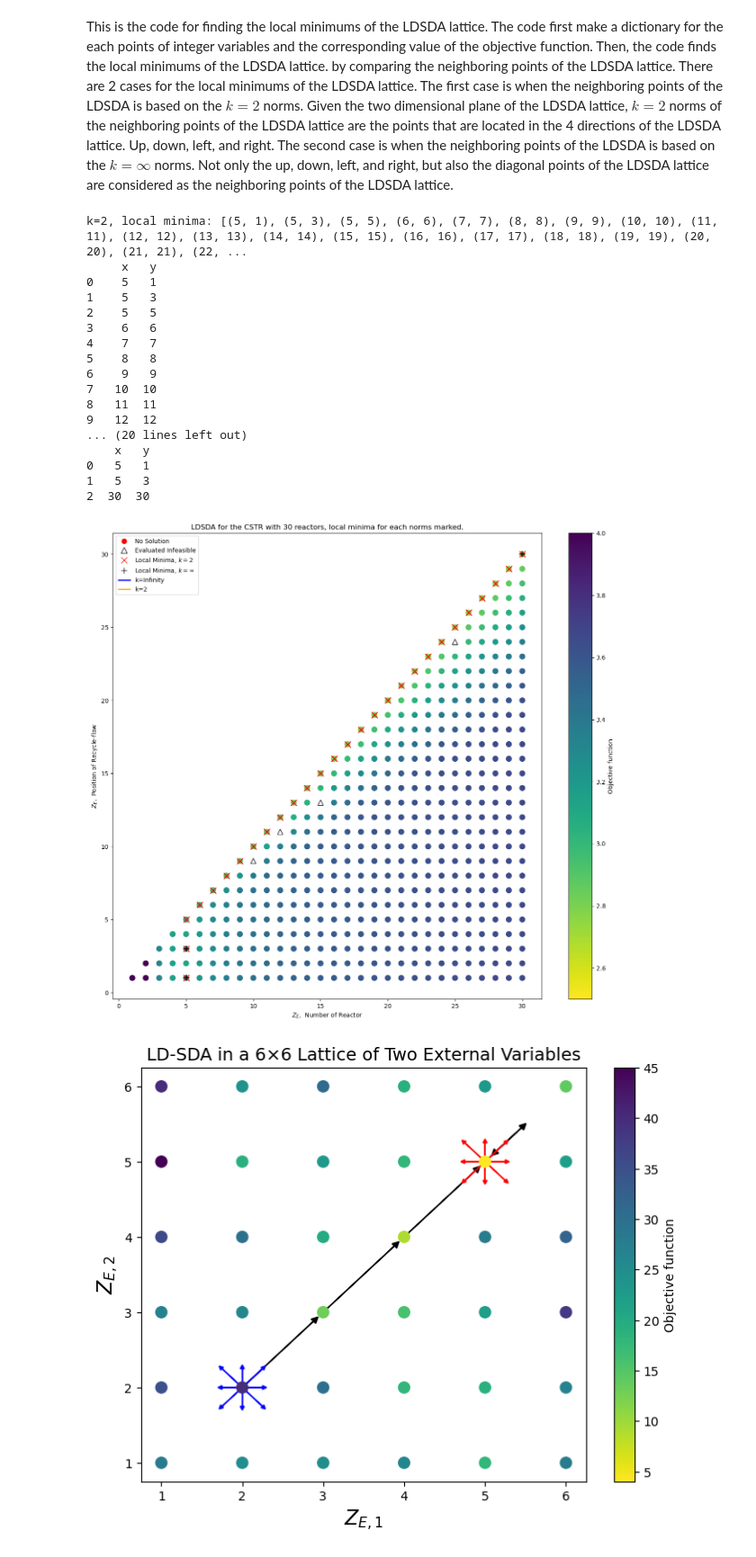
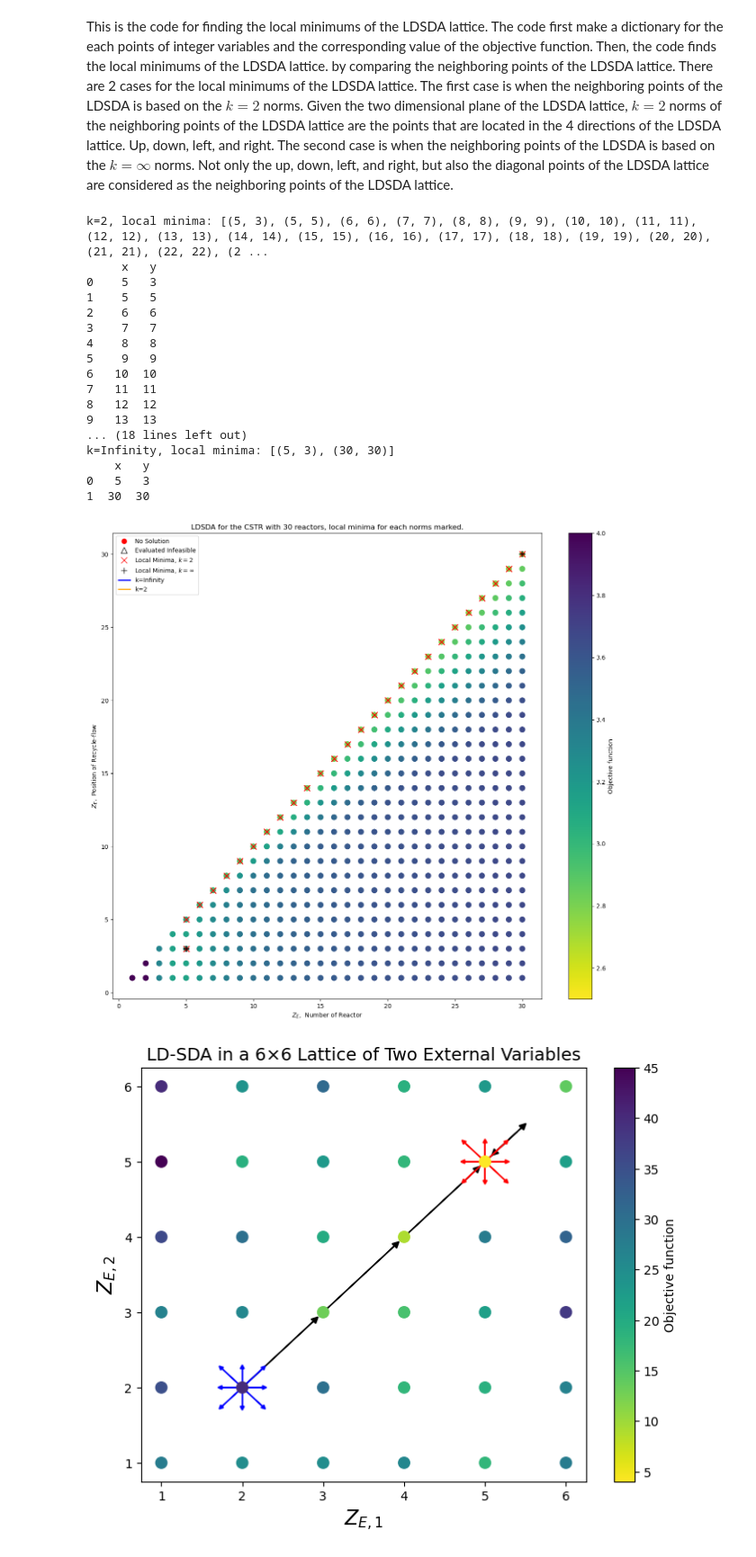
Before and after one commit to SECQUOIA/dsda-gdp, a Jupyter notebook: results/visualize_ldsda_pathways.ipynb, the cells around one changed output. Shown at 90% size. Cells and saved outputs as stored; diff of their text form; code cells hidden in the pictures.

Commit message:
visualization neighborhood

```diff
--- a/results/visualize_ldsda_pathways.ipynb
+++ b/results/visualize_ldsda_pathways.ipynb
@@ -301,7 +301,7 @@ Not only the up, down, left, and right, but also the diagonal points of the LDSD
 import pandas as pd
 
 # Read the CSV data into a DataFrame
-data = pd.read_csv('compl_enum_cstr_30_knitro_hull_dantzig.csv')
+data = pd.read_csv('compl_enum_cstr_30_knitro_bigm_dantzig.csv')
 
 # Convert the DataFrame to a dictionary for easy lookup
 data_dict = {(row['x'], row['y']): row['Objective'] for index, row in data.iterrows()}
@@ -360,23 +360,23 @@ print('k=Infinity, local minima:',lower_objective_inf)
 lower_objective_inf_df = pd.DataFrame(lower_objective_inf, columns=['x', 'y'])
 print(lower_objective_inf_df)
 # %% [output]
-k=2, local minima: [(5, 1), (5, 3), (5, 5), (6, 6), (7, 7), (8, 8), (9, 9), (10, 10), (11, 11), (12, 12), (13, 13), (14, 14), (15, 15), (16, 16), (17, 17), (18, 18), (19, 19), (20, 20), (21, 21), (22, ...
+k=2, local minima: [(5, 3), (5, 5), (6, 6), (7, 7), (8, 8), (9, 9), (10, 10), (11, 11), (12, 12), (13, 13), (14, 14), (15, 15), (16, 16), (17, 17), (18, 18), (19, 19), (20, 20), (21, 21), (22, 22), (2 ...
      x   y
-0    5   1
-1    5   3
-2    5   5
-3    6   6
-4    7   7
-5    8   8
-6    9   9
-7   10  10
-8   11  11
-9   12  12
-... (20 lines left out)
+0    5   3
+1    5   5
+2    6   6
+3    7   7
+4    8   8
+5    9   9
+6   10  10
+7   11  11
+8   12  12
+9   13  13
+... (18 lines left out)
+k=Infinity, local minima: [(5, 3), (30, 30)]
     x   y
-0   5   1
-1   5   3
-2  30  30
+0   5   3
+1  30  30
 # %%
 import pandas as pd
 import matplotlib.pyplot as plt
@@ -447,7 +447,7 @@ def visualize_dsda(
     plt.legend(handles=legend_elements)
     plt.show()
 
-df = pd.read_csv('compl_enum_cstr_30_knitro_hull_dantzig.csv')
+df = pd.read_csv('compl_enum_cstr_30_baron_dantzig.csv')
 
 route1 = []
 route2 = []
@@ -471,34 +471,34 @@ objs = optimal_df['Objective'].tolist()  # Replacing NaN with 0 for plotting pur
 
 # Extract x, y coordinates for infeasible points
 infeas_x = infeasible_df['x'].tolist()
 infeas_y = infeasible_df['y'].tolist()
 
 # Identify points with NaN objectives within the optimal dataset
 nan_obj_indices = optimal_df['Objective'].index[optimal_df['Objective'].isna()].tolist()
 nan_x = optimal_df['x'][nan_obj_indices].tolist()
 nan_y = optimal_df['y'][nan_obj_indices].tolist()
 
 # Visualize both routes on the same graph
 routes_colors = [(route1, 'blue'), (route2, 'orange')]
 # routes_colors = [(route1, 'blue')]
 # routes_colors = [(route2, 'orange')]
 
 visualize_dsda(routes_colors=routes_colors,
                feas_x=feas_x,
                feas_y=feas_y,
                infeas_x=infeas_x,
                infeas_y=infeas_y,
                nan_x=nan_x,
                nan_y=nan_y,
                local_minima_x= local_minima_x,
                local_minima_y= local_minima_y,
                local_minima_x_inf= local_minima_x_inf,
                local_minima_y_inf= local_minima_y_inf,
                objs=objs,
                ext1_name='Z_E, Number of Reactor',
                ext2_name='Z_E, Position of Recycle-flow')
 # %% [output]
-[figure, old version]
+[figure, new version]
 # %%
 def visualize_dsda(
     routes_colors: list = [],
```
Also changed, not shown: parts of 2 cells of this notebook.
